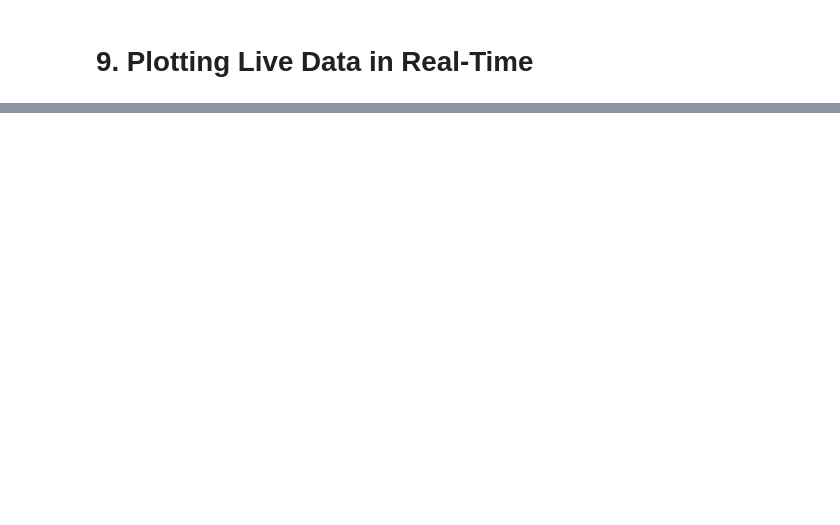
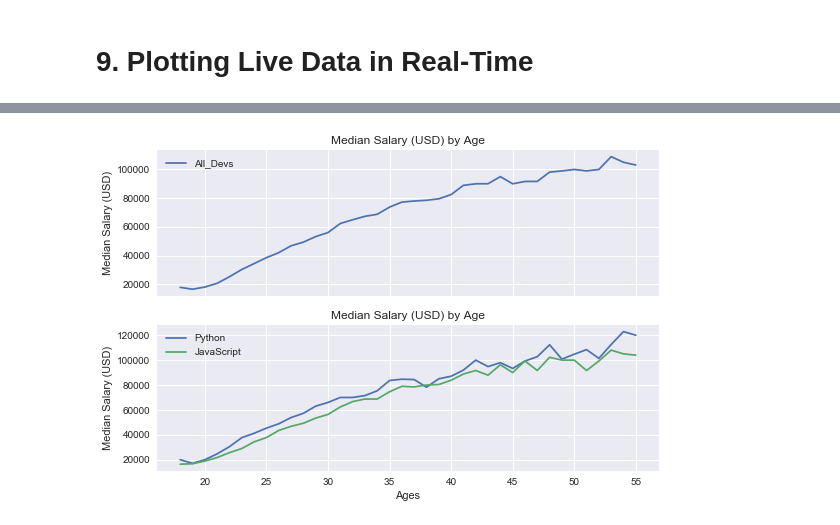
Before and after one commit to yonycherkos/data_analysis, a Jupyter notebook: matplotlib/Matplotlib Tutorials.ipynb, the cells around one changed output, grey strips where cells are left out. Drawn from its saved outputs; the diff is of its cells as text; code cells hidden in the pictures; blank space fills up the shorter version.

```diff
--- a/matplotlib/Matplotlib Tutorials.ipynb
+++ b/matplotlib/Matplotlib Tutorials.ipynb
@@ -347,0 +280,22 @@ plt.show()
+# %%
+plt.style.use("seaborn")
+# %%
+fig, (ax1, ax2) = plt.subplots(nrows=2, ncols=1, sharex=True)
+
+ax1.plot(ages, all_devs, label="All_Devs")
+ax1.legend()
+ax1.set_title("Median Salary (USD) by Age")
+ax2.set_xlabel("Ages")
+ax1.set_ylabel("Median Salary (USD)")
+
+ax2.plot(ages, python, label="Python")
+ax2.plot(ages, javascript, label="JavaScript")
+ax2.legend()
+ax2.set_title("Median Salary (USD) by Age")
+ax2.set_xlabel("Ages")
+ax2.set_ylabel("Median Salary (USD)")
+
+plt.legend()
+plt.show()
+# %% [output]
+[figure, added]
```
Also changed, not shown: parts of 27 cells of this notebook, 4 other files.
